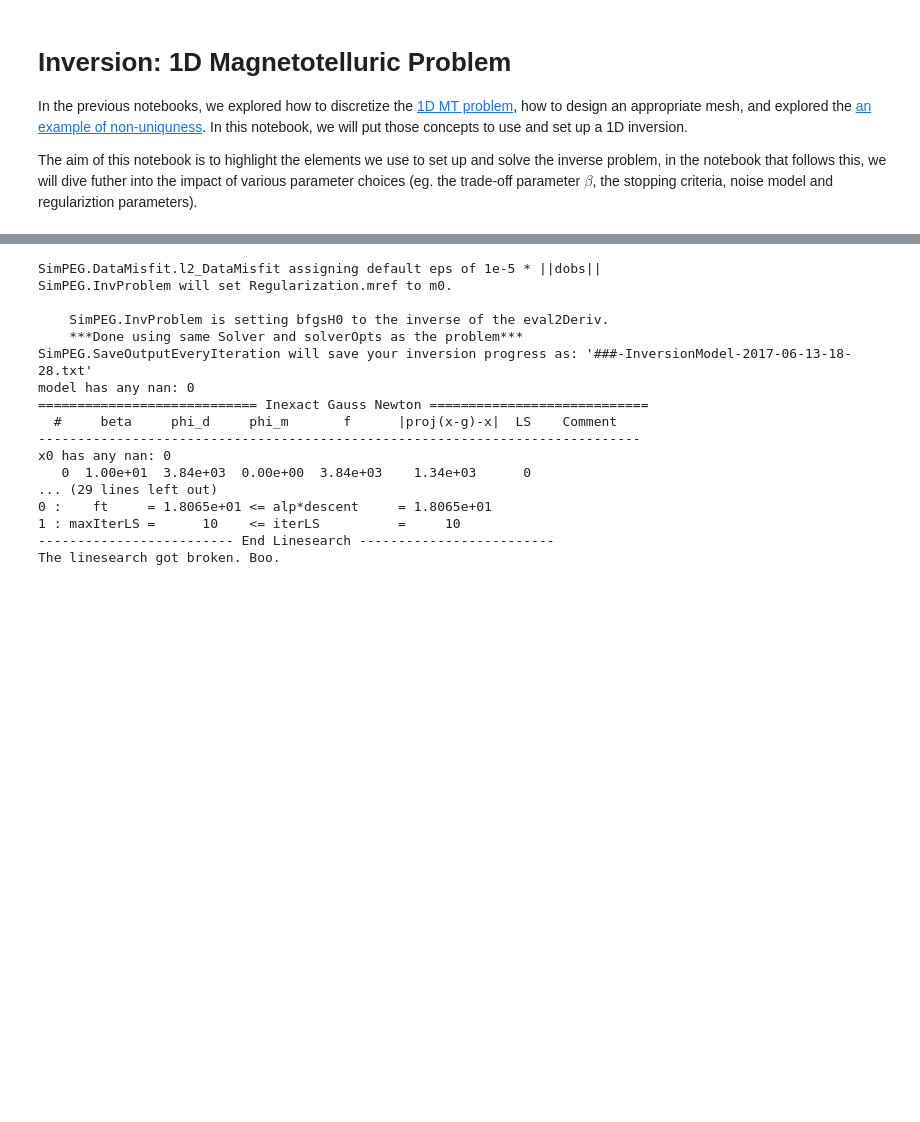
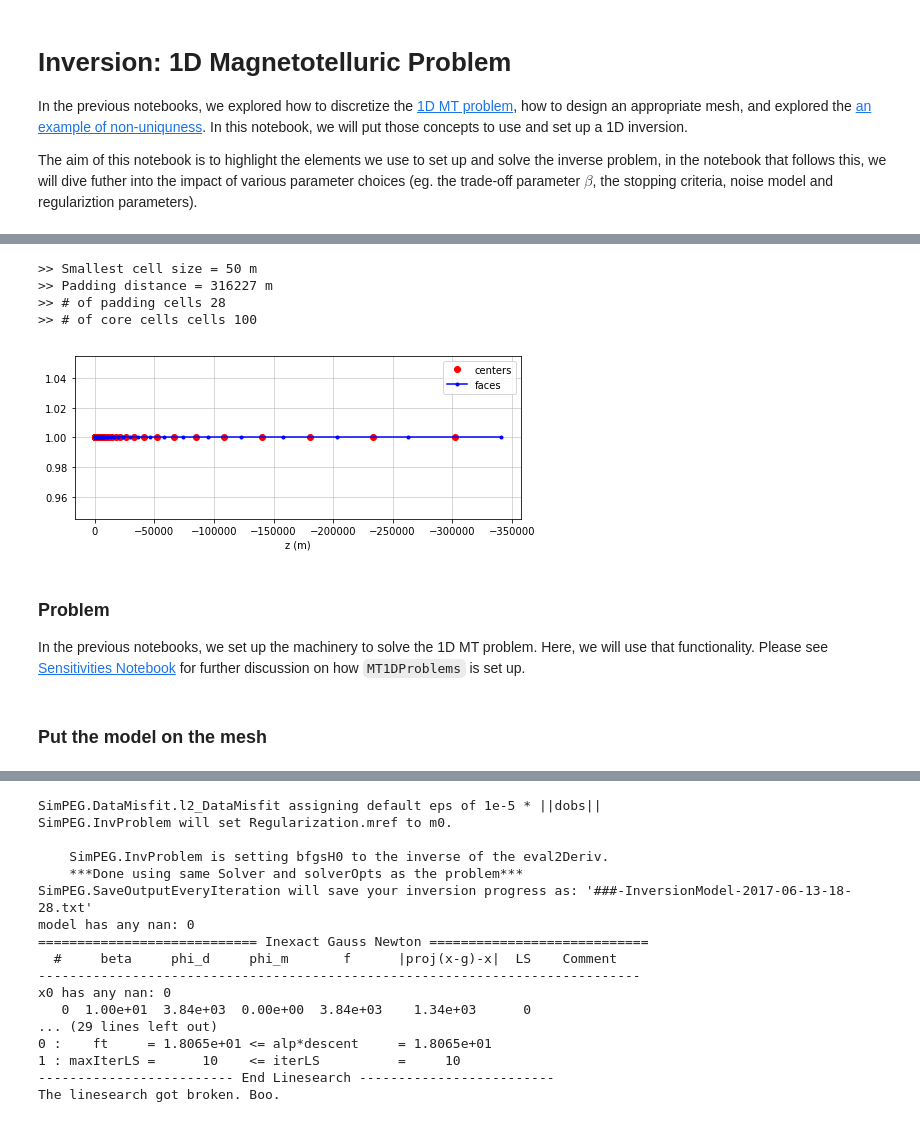
Before and after one commit to geoscixyz/computation, a Jupyter notebook: notebooks/MTtutorial/4_MT1D_inversion.ipynb, the cells around one changed output, grey strips where cells are left out. Saved outputs shown, nothing was run; the diff lists cells and outputs as text; code cells hidden in the pictures; blank space fills up the shorter version.

Commit message:
more background on inversion in the inversion notebook

```diff
--- a/notebooks/MTtutorial/4_MT1D_inversion.ipynb
+++ b/notebooks/MTtutorial/4_MT1D_inversion.ipynb
@@ -177,0 +106,4 @@ plt.tight_layout()
+# %%
+rxloc = np.r_[0.]
+frequency = np.logspace(-3, 2, 25)
+rxType = "AppResPhase"
@@ -177,0 +117,20 @@ plt.tight_layout()
+# %%
+# Create a receiver object
+if rxType == "Zxy":
+    rx = ZxyRx(
+        rxloc, # location of the receiver
+        component="both",  # measure both the real and imaginary components of the impedance (alternatively "real" / "imag")
+        frequency=frequency
+    )
+elif rxType == "AppResPhase":
+    rx = AppResPhaRx(
+        rxloc,
+        component="both",  # measure both apparent resistivity and phase (alternatively "appres" / "phase")
+        frequency=frequency
+    )
+
+# create a plane wave source
+src = MT1DSrc([rx])
+
+# define a survey
+survey = MT1DSurvey([src])
@@ -177,0 +141,29 @@ plt.tight_layout()
+# %%
+max_depth_core = 5000.
+mesh = survey.setMesh(
+    sigma=1./rho_half,  # conductivity of the background
+    max_depth_core=max_depth_core,  # extent of the core region of the mesh
+    ncell_per_skind=10,  # number of cells per the smallest skin depth
+    n_skind=2,  # number of skin depths that the mesh should extend to ensure the lowest-frequency fields have decayed
+    core_meshType = "linear",  # cell spacings in the core region of the mesh ("linear" or "log")
+    max_hz_core=None  # If using a logarithmic core mesh, what is the maximum cell size?
+)
+# %% [output]
+>> Smallest cell size = 50 m
+>> Padding distance = 316227 m
+>> # of padding cells 28
+>> # of core cells cells 100
+# %%
+# plot the mesh
+fig, ax = plt.subplots(1,1, figsize=(8, 3))
+mesh.plotGrid(centers=True, faces=True, ax=ax)
+ax.legend(["centers", "faces"])
+ax.invert_xaxis()  # so that the surface is on our left hand side
+ax.set_xlabel('z (m)')
+ax.grid(which="both", linewidth=0.5)
+# %% [output]
+[figure, added]
+# %% [markdown]
+### Problem
+
+In the previous notebooks, we set up the machinery to solve the 1D MT problem. Here, we will use that functionality. Please see [Sensitivities Notebook](./3_MT1D_Sensitivity.ipynb) for further discussion on how `MT1DProblems` is set up.
@@ -177,0 +181,2 @@ plt.tight_layout()
+# %% [markdown]
+### Put the model on the mesh
```
Also changed, not shown: parts of 22 cells of this notebook.
